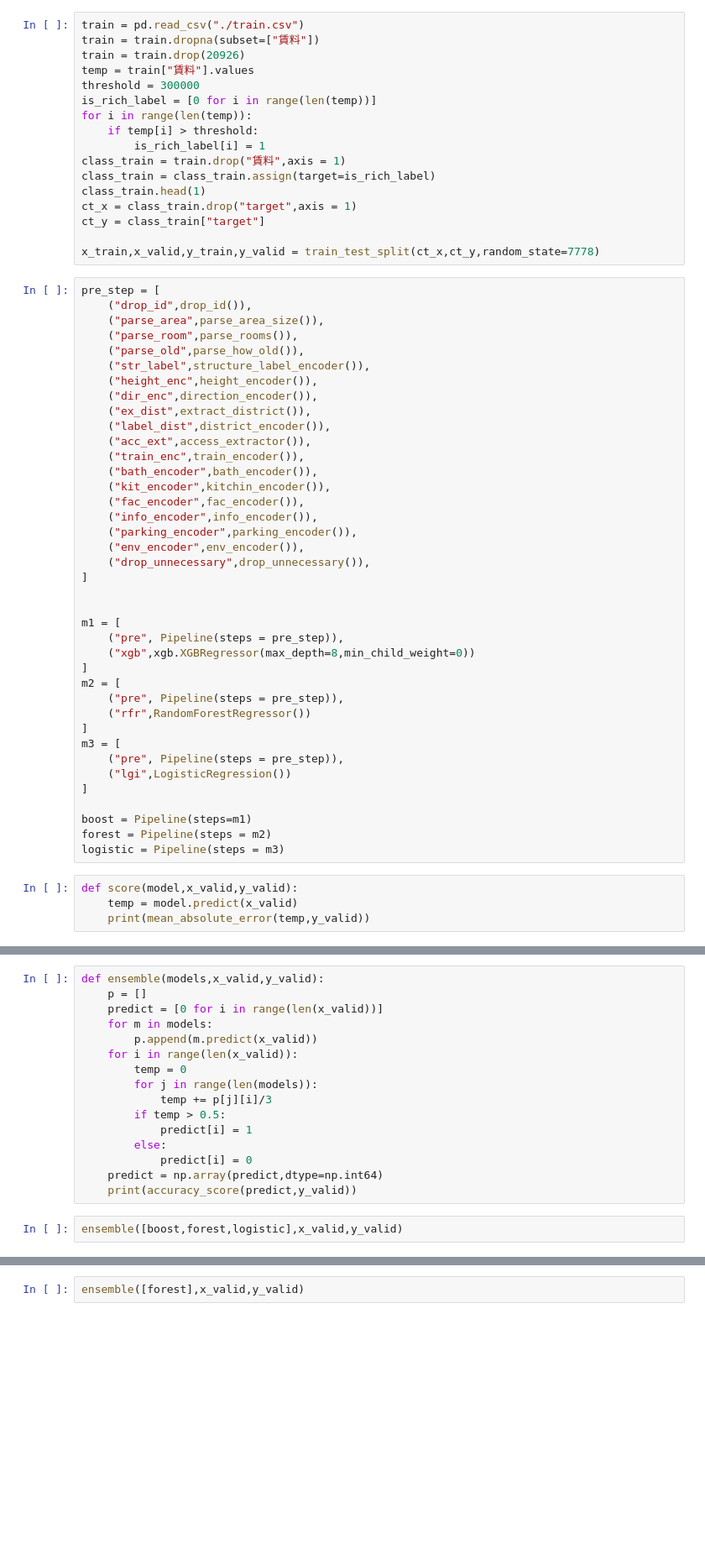
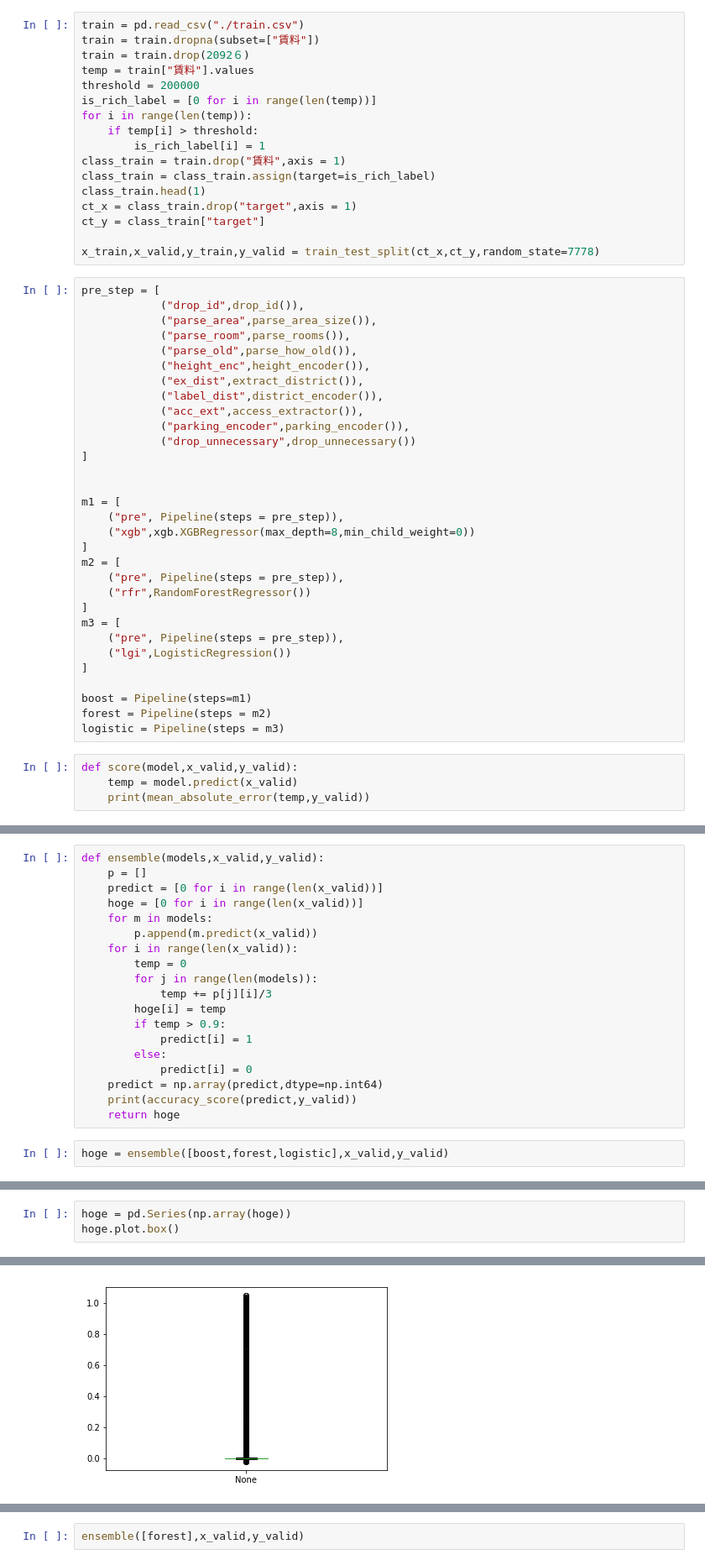
Before and after one commit to MosasoM/mynavi, a Jupyter notebook: classifier.ipynb, the cells around one changed output, grey strips where cells are left out. Shown at 84% size. Cells and saved outputs as stored; diff of their text form; blank space fills up the shorter version.

```diff
--- a/classifier.ipynb
+++ b/classifier.ipynb
@@ -14,9 +12,9 @@ Using TensorFlow backend.
 # %%
 train = pd.read_csv("./train.csv")
 train = train.dropna(subset=["賃料"])
-train = train.drop(20926)
+train = train.drop(2092６)
 temp = train["賃料"].values
-threshold = 300000
+threshold = 200000
 is_rich_label = [0 for i in range(len(temp))]
 for i in range(len(temp)):
     if temp[i] > threshold:
@@ -30,24 +28,16 @@ ct_y = class_train["target"]
 x_train,x_valid,y_train,y_valid = train_test_split(ct_x,ct_y,random_state=7778)
 # %%
 pre_step = [
-    ("drop_id",drop_id()),
-    ("parse_area",parse_area_size()),
-    ("parse_room",parse_rooms()),
-    ("parse_old",parse_how_old()),
-    ("str_label",structure_label_encoder()),
-    ("height_enc",height_encoder()),
-    ("dir_enc",direction_encoder()),
-    ("ex_dist",extract_district()),
-    ("label_dist",district_encoder()),
-    ("acc_ext",access_extractor()),
-    ("train_enc",train_encoder()),
-    ("bath_encoder",bath_encoder()),
-    ("kit_encoder",kitchin_encoder()),
-    ("fac_encoder",fac_encoder()),
-    ("info_encoder",info_encoder()),
-    ("parking_encoder",parking_encoder()),
-    ("env_encoder",env_encoder()),
-    ("drop_unnecessary",drop_unnecessary()),
+            ("drop_id",drop_id()),
+            ("parse_area",parse_area_size()),
+            ("parse_room",parse_rooms()),
+            ("parse_old",parse_how_old()),
+            ("height_enc",height_encoder()),
+            ("ex_dist",extract_district()),
+            ("label_dist",district_encoder()),
+            ("acc_ext",access_extractor()),
+            ("parking_encoder",parking_encoder()),
+            ("drop_unnecessary",drop_unnecessary())
 ]
 
 
@@ -91,18 +81,21 @@ score(logistic,x_valid,y_valid)
 def ensemble(models,x_valid,y_valid):
     p = []
     predict = [0 for i in range(len(x_valid))]
+    hoge = [0 for i in range(len(x_valid))]
     for m in models:
         p.append(m.predict(x_valid))
     for i in range(len(x_valid)):
         temp = 0
         for j in range(len(models)):
             temp += p[j][i]/3
-        if temp > 0.5:
+        hoge[i] = temp
+        if temp > 0.9:
             predict[i] = 1
         else:
             predict[i] = 0
     predict = np.array(predict,dtype=np.int64)
     print(accuracy_score(predict,y_valid))
+    return hoge
 # %%
-ensemble([boost,forest,logistic],x_valid,y_valid)
+hoge = ensemble([boost,forest,logistic],x_valid,y_valid)
 # %% [output]
@@ -109,0 +103,4 @@ ensemble([boost,forest,logistic],x_valid,y_valid)
+# %%
+hoge = pd.Series(np.array(hoge))
+hoge.plot.box()
+# %% [output]
@@ -110,3 +108,4 @@ ensemble([boost,forest,logistic],x_valid,y_valid)
+[figure, added]
 # %%
 ensemble([boost,forest,logistic],x_valid,y_valid)
 # %% [output]
```
Also changed, not shown: parts of 7 cells of this notebook, 4 other files.
